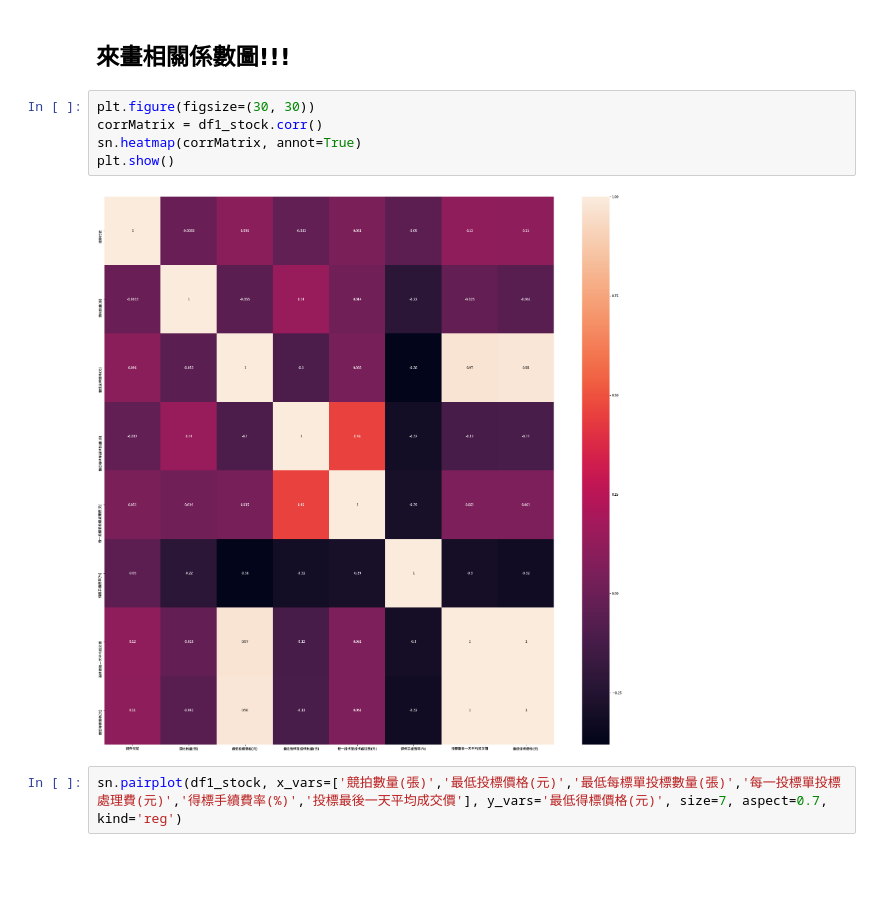
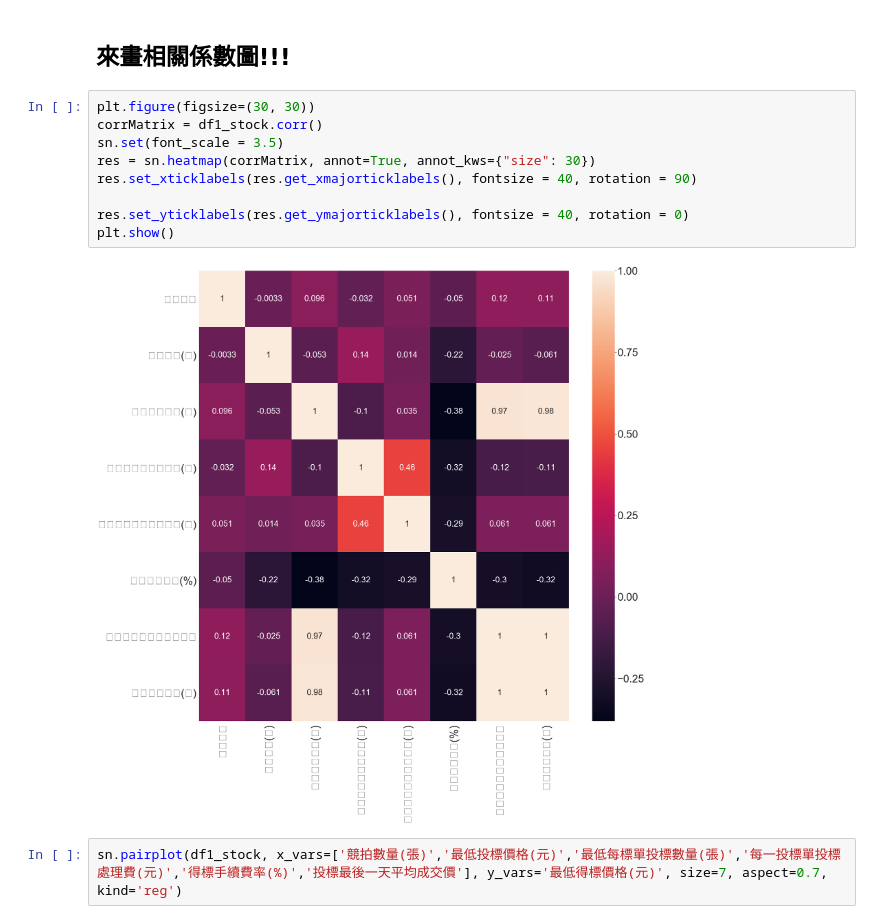
Before and after one commit to hello0217/auction, a Jupyter notebook: auction.ipynb, the cells around one changed output. Cells and saved outputs as stored; diff of their text form; blank space fills up the shorter version.

```diff
--- a/auction.ipynb
+++ b/auction.ipynb
@@ -421,10 +421,14 @@ Name: 每一投標單投標處理費(元), dtype: int64
 # %%
 plt.figure(figsize=(30, 30))
 corrMatrix = df1_stock.corr()
-sn.heatmap(corrMatrix, annot=True)
+sn.set(font_scale = 3.5)
+res = sn.heatmap(corrMatrix, annot=True, annot_kws={"size": 30})
+res.set_xticklabels(res.get_xmajorticklabels(), fontsize = 40, rotation = 90)
+
+res.set_yticklabels(res.get_ymajorticklabels(), fontsize = 40, rotation = 0)
 plt.show()
 # %% [output]
-[figure, old version]
+[figure, new version]
 # %%
 sn.pairplot(df1_stock, x_vars=['競拍數量(張)','最低投標價格(元)','最低每標單投標數量(張)','每一投標單投標處理費(元)','得標手續費率(%)','投標最後一天平均成交價'], y_vars='最低得標價格(元)', size=7, aspect=0.7, kind='reg')
 # %% [output]
```
Also changed, not shown: parts of 14 cells of this notebook.
